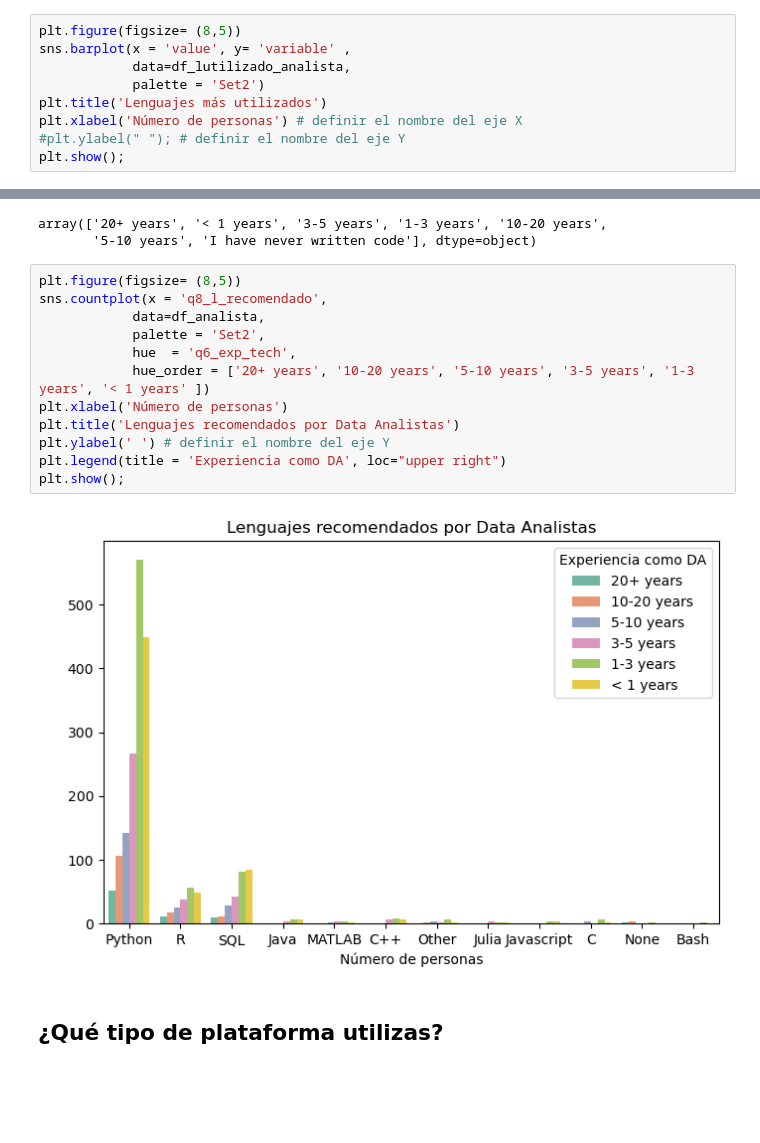
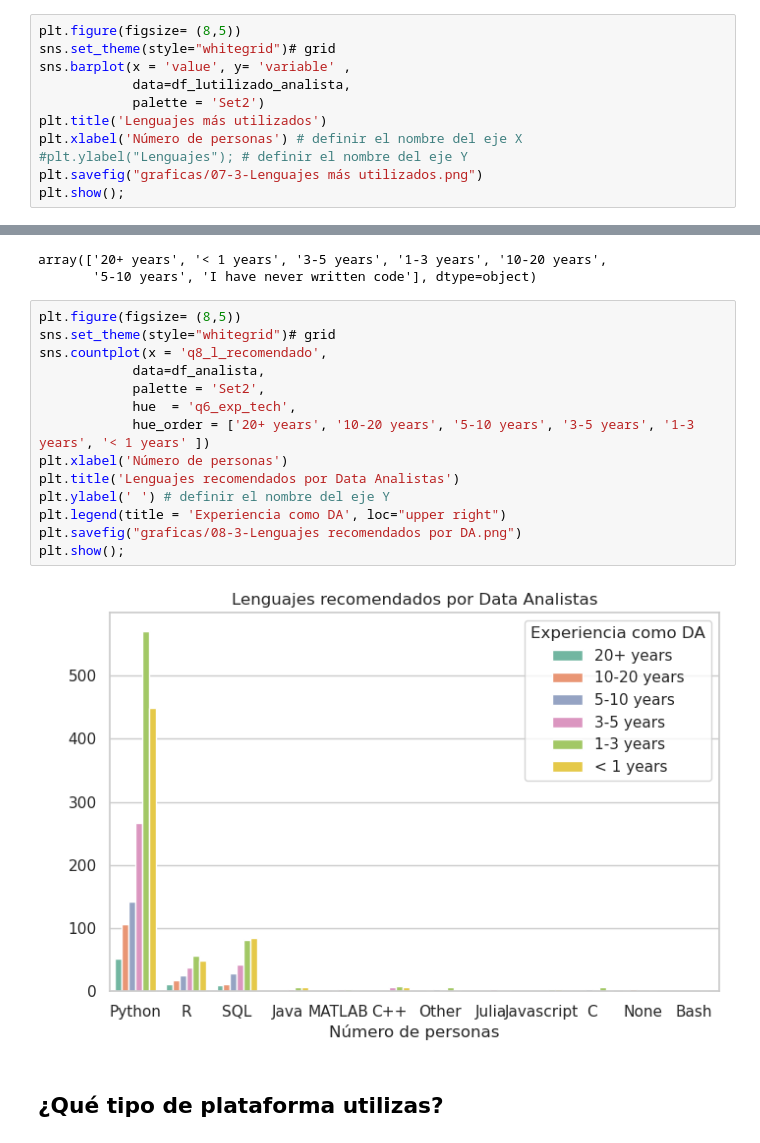
Before and after one commit to Adalab/project2-da-promo-c-modulo-2-team4, a Jupyter notebook: 04- Preguntas/4.3. Pregunta3_i.ipynb, the cells around one changed output, grey strips where cells are left out. Cells and saved outputs as stored; diff of their text form; blank space fills up the shorter version.

```diff
--- a/04- Preguntas/4.3. Pregunta3_i.ipynb
+++ b/04- Preguntas/4.3. Pregunta3_i.ipynb
@@ -421,11 +421,13 @@ df_lutilizado_analista
 | 11 | Swift | 13 |
 # %%
 plt.figure(figsize= (8,5))
+sns.set_theme(style="whitegrid")# grid
 sns.barplot(x = 'value', y= 'variable' ,
             data=df_lutilizado_analista,
             palette = 'Set2')
 plt.title('Lenguajes más utilizados')
 plt.xlabel('Número de personas') # definir el nombre del eje X
-#plt.ylabel(" "); # definir el nombre del eje Y
+#plt.ylabel("Lenguajes"); # definir el nombre del eje Y
+plt.savefig("graficas/07-3-Lenguajes más utilizados.png")
 plt.show();
 # %% [output]
@@ -459,18 +461,20 @@ array(['20+ years', '< 1 years', '3-5 years', '1-3 years', '10-20 years',
        '5-10 years', 'I have never written code'], dtype=object)
 # %%
 plt.figure(figsize= (8,5))
+sns.set_theme(style="whitegrid")# grid
 sns.countplot(x = 'q8_l_recomendado',
             data=df_analista,
             palette = 'Set2',
             hue  = 'q6_exp_tech',
             hue_order = ['20+ years', '10-20 years', '5-10 years', '3-5 years', '1-3 years', '< 1 years' ])
 plt.xlabel('Número de personas')
 plt.title('Lenguajes recomendados por Data Analistas')
 plt.ylabel(' ') # definir el nombre del eje Y
 plt.legend(title = 'Experiencia como DA', loc="upper right")
+plt.savefig("graficas/08-3-Lenguajes recomendados por DA.png")
 plt.show();
 # %% [output]
-[figure, old version]
+[figure, new version]
 # %% [markdown]
 ## ¿Qué tipo de plataforma utilizas?
 # %%
```
Also changed, not shown: parts of 6 cells of this notebook, 6 other files.
